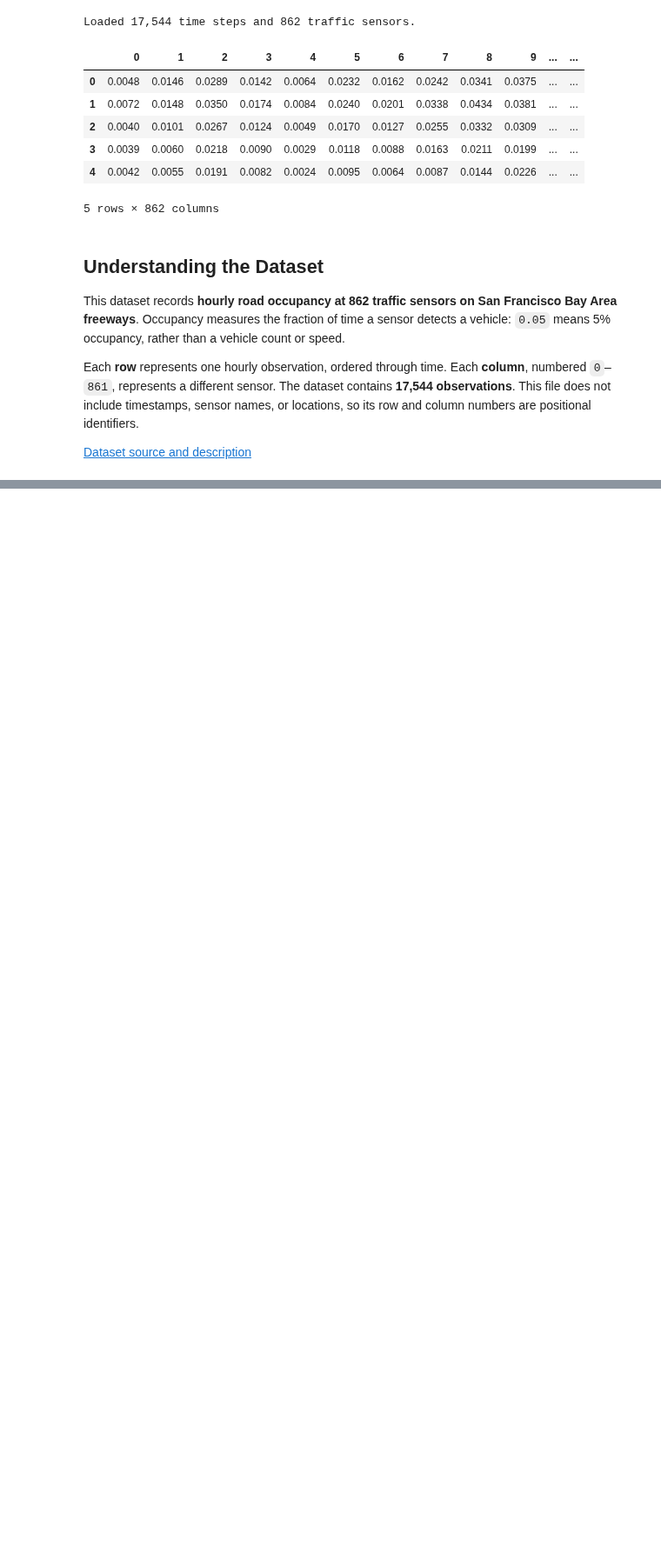
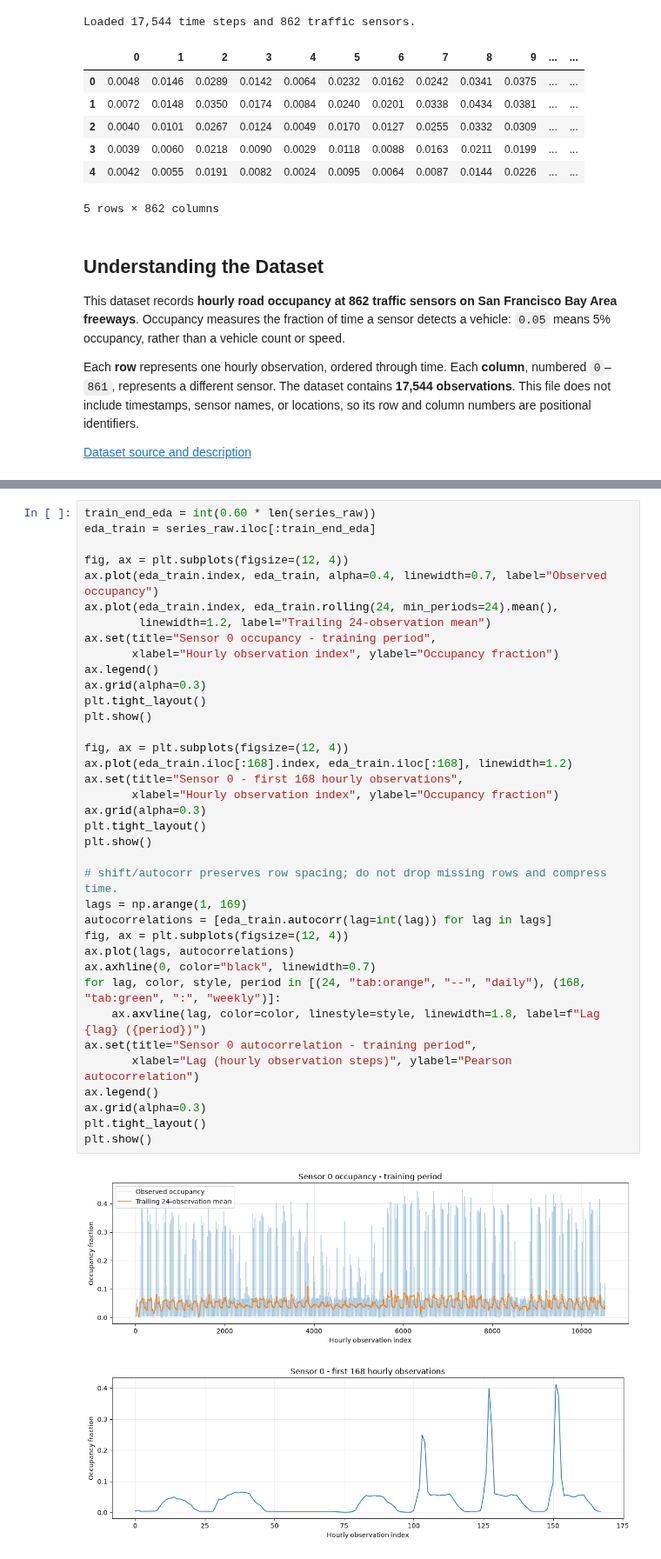
Before and after one commit to Matthew-Linders/AISE_4010_Group_Project, a Jupyter notebook: AISE4010_Project_Group02.ipynb, the cells around one changed output, grey strips where cells are left out. Shown at 87% size. Saved outputs shown, nothing was run; the diff lists cells and outputs as text; blank space fills up the shorter version.

```diff
--- a/AISE4010_Project_Group02.ipynb
+++ b/AISE4010_Project_Group02.ipynb
@@ -83,0 +176,40 @@ Missing values: 0
+# %%
+train_end_eda = int(0.60 * len(series_raw))
+eda_train = series_raw.iloc[:train_end_eda]
+
+fig, ax = plt.subplots(figsize=(12, 4))
+ax.plot(eda_train.index, eda_train, alpha=0.4, linewidth=0.7, label="Observed occupancy")
+ax.plot(eda_train.index, eda_train.rolling(24, min_periods=24).mean(),
+        linewidth=1.2, label="Trailing 24-observation mean")
+ax.set(title="Sensor 0 occupancy - training period",
+       xlabel="Hourly observation index", ylabel="Occupancy fraction")
+ax.legend()
+ax.grid(alpha=0.3)
+plt.tight_layout()
+plt.show()
+
+fig, ax = plt.subplots(figsize=(12, 4))
+ax.plot(eda_train.iloc[:168].index, eda_train.iloc[:168], linewidth=1.2)
+ax.set(title="Sensor 0 - first 168 hourly observations",
+       xlabel="Hourly observation index", ylabel="Occupancy fraction")
+ax.grid(alpha=0.3)
+plt.tight_layout()
+plt.show()
+
+# shift/autocorr preserves row spacing; do not drop missing rows and compress time.
+lags = np.arange(1, 169)
+autocorrelations = [eda_train.autocorr(lag=int(lag)) for lag in lags]
+fig, ax = plt.subplots(figsize=(12, 4))
+ax.plot(lags, autocorrelations)
+ax.axhline(0, color="black", linewidth=0.7)
+for lag, color, style, period in [(24, "tab:orange", "--", "daily"), (168, "tab:green", ":", "weekly")]:
+    ax.axvline(lag, color=color, linestyle=style, linewidth=1.8, label=f"Lag {lag} ({period})")
+ax.set(title="Sensor 0 autocorrelation - training period",
+       xlabel="Lag (hourly observation steps)", ylabel="Pearson autocorrelation")
+ax.legend()
+ax.grid(alpha=0.3)
+plt.tight_layout()
+plt.show()
+# %% [output]
+[figure, added]
+[figure, added]
```
Also changed, not shown: parts of 12 cells of this notebook.
